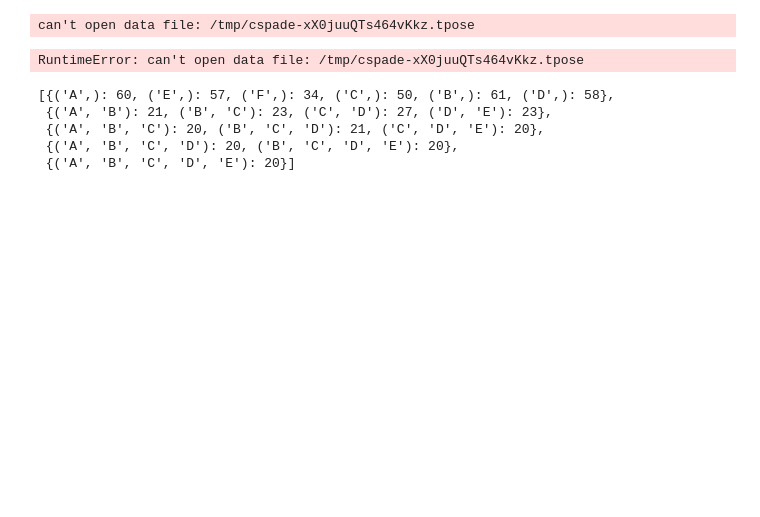
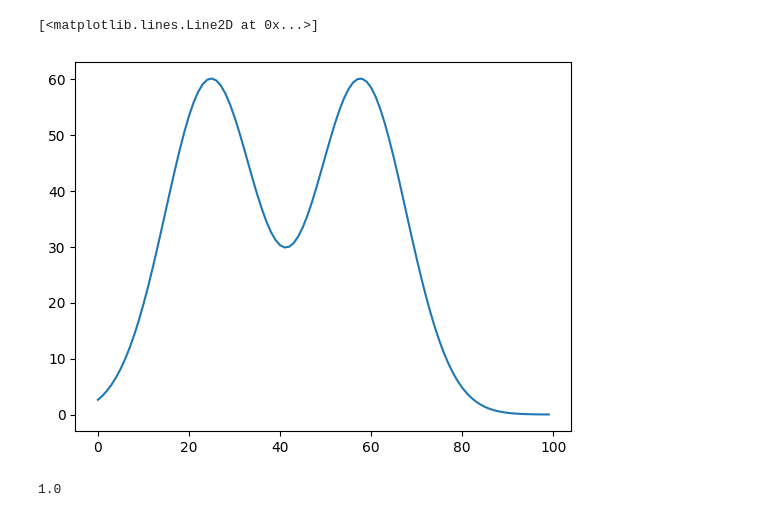
Before and after one commit to mlodybercik/self-learning-homeautomation, a Jupyter notebook: research/test2.ipynb, the cells around one changed output. Saved outputs shown, nothing was run; the diff lists cells and outputs as text; code cells hidden in the pictures; blank space fills up the shorter version.

```diff
--- a/research/test2.ipynb
+++ b/research/test2.ipynb
@@ -88,5 +0,0 @@ s2p.get_patterns(10)
-# %%
-result = pycspade.spade(data=to_cspade_format(episodes), support=0.3, maxlen=MAX_STATES)
-# %% [output]
-can't open data file: /tmp/cspade-xX0juuQTs464vKkz.tpose
-RuntimeError: can't open data file: /tmp/cspade-xX0juuQTs464vKkz.tpose
@@ -95,8 +0,0 @@ result = GSP(episodes).search(0.1)
-# %%
-result
-# %% [output]
-[{('A',): 60, ('E',): 57, ('F',): 34, ('C',): 50, ('B',): 61, ('D',): 58},
- {('A', 'B'): 21, ('B', 'C'): 23, ('C', 'D'): 27, ('D', 'E'): 23},
- {('A', 'B', 'C'): 20, ('B', 'C', 'D'): 21, ('C', 'D', 'E'): 20},
- {('A', 'B', 'C', 'D'): 20, ('B', 'C', 'D', 'E'): 20},
- {('A', 'B', 'C', 'D', 'E'): 20}]
@@ -102,0 +5,32 @@ result
+# %%
+x = np.array([
+ 2.62691560e+00, 3.36446960e+00, 4.26536341e+00, 5.35259563e+00,
+ 6.64877804e+00, 8.17500991e+00, 9.94955976e+00, 1.19863972e+01,
+ 1.42936397e+01, 1.68719995e+01, 1.97133353e+01, 2.27994241e+01,
+ 2.61010751e+01, 2.95777010e+01, 3.31774484e+01, 3.68379598e+01,
+ 4.04878053e+01, 4.40485750e+01, 4.74375756e+01, 5.05710242e+01,
+ 5.33675862e+01, 5.57520671e+01, 5.76590471e+01, 5.90362341e+01,
+ 5.98473258e+01, 6.00741945e+01, 5.97182529e+01, 5.88009100e+01,
+ 5.73630905e+01, 5.54638467e+01, 5.31781562e+01, 5.05940378e+01,
+ 4.78091576e+01, 4.49271136e+01, 4.20535879e+01, 3.92925450e+01,
+ 3.67426312e+01, 3.44938974e+01, 3.26249342e+01, 3.12004777e+01,
+ 3.02695143e+01, 2.98638946e+01, 2.99974551e+01, 3.06656425e+01,
+ 3.18456369e+01, 3.34969755e+01, 3.55626811e+01, 3.79709002e+01,
+ 4.06370473e+01, 4.34664371e+01, 4.63573620e+01, 4.92045425e+01,
+ 5.19028450e+01, 5.43511267e+01, 5.64560417e+01, 5.81356216e+01,
+ 5.93224396e+01, 5.99661774e+01, 6.00354396e+01, 5.95187004e+01,
+ 5.84243218e+01, 5.67796405e+01, 5.46291826e+01, 5.20321227e+01,
+ 4.90591546e+01, 4.57889709e+01, 4.23045735e+01, 3.86896312e+01,
+ 3.50250911e+01, 3.13862140e+01, 2.78401661e+01, 2.44442490e+01,
+ 2.12448012e+01, 1.82767558e+01, 1.55637969e+01, 1.31190288e+01,
+ 1.09460460e+01, 9.04028545e+00, 7.39054028e+00, 5.98052512e+00,
+ 4.79039666e+00, 3.79815441e+00, 2.98086776e+00, 2.31569700e+00,
+ 1.78069555e+00, 1.35539699e+00, 1.02120341e+00, 7.61599912e-01,
+ 5.62225321e-01, 4.10830616e-01, 2.97155711e-01, 2.12752289e-01,
+ 1.50776369e-01, 1.05769682e-01, 7.34442823e-02, 5.04805017e-02,
+ 3.43445801e-02, 2.31292545e-02, 1.54182093e-02, 1.01736107e-02])
+# %%
+plt.plot(x)
+# %% [output]
+[<matplotlib.lines.Line2D at 0x...>]
+[figure, added]
@@ -102,0 +39,4 @@ result
+# %%
+(_x / _x.sum()).sum()
+# %% [output]
+1.0
```
Also changed, not shown: parts of 12 cells of this notebook, 9 other files.
